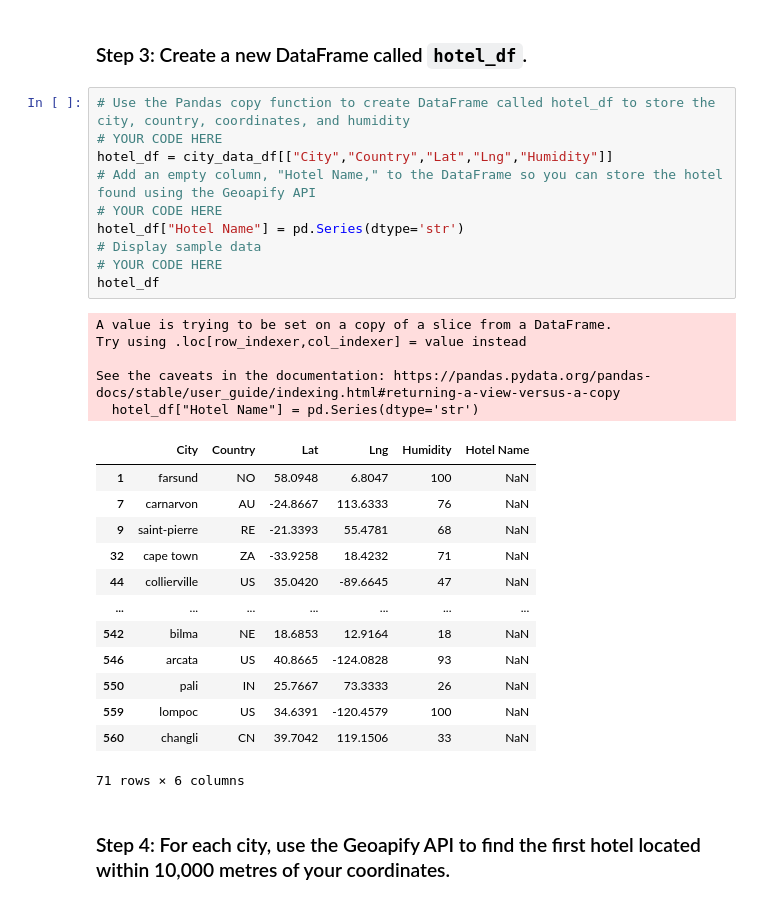
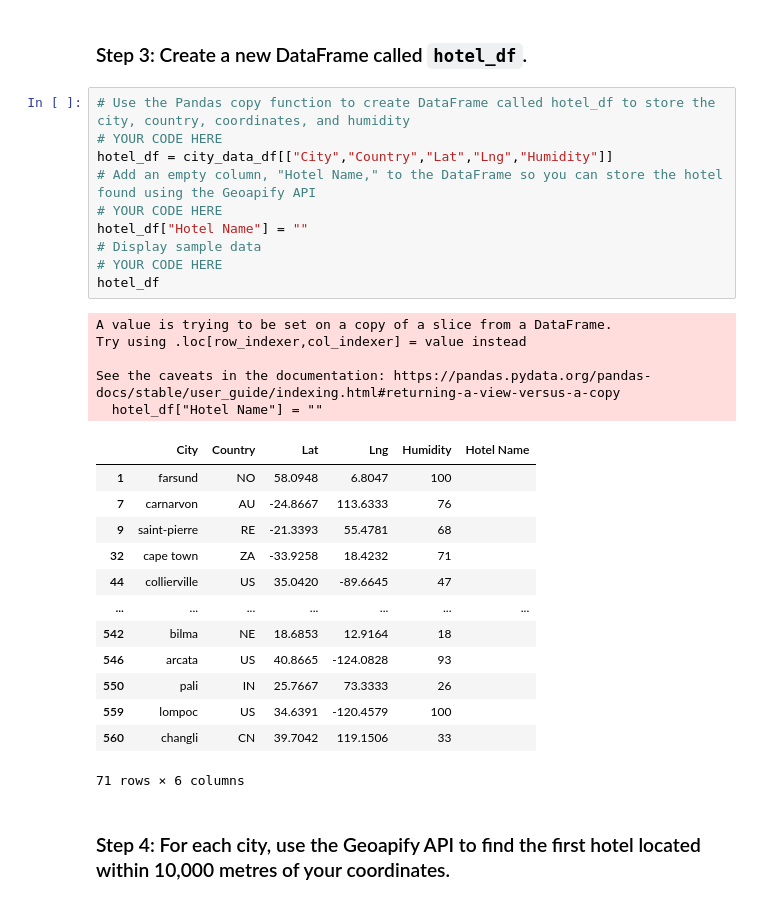
Before and after one commit to kylechou2873/python-api-challenge, a Jupyter notebook: Starter_Code/VacationPy.ipynb, the cells around one changed output. Saved outputs shown, nothing was run; the diff lists cells and outputs as text.

```diff
--- a/Starter_Code/VacationPy.ipynb
+++ b/Starter_Code/VacationPy.ipynb
@@ -85,31 +85,31 @@ city_data_df.head(20)
 # %%
 # Use the Pandas copy function to create DataFrame called hotel_df to store the city, country, coordinates, and humidity
 # YOUR CODE HERE
 hotel_df = city_data_df[["City","Country","Lat","Lng","Humidity"]]
 # Add an empty column, "Hotel Name," to the DataFrame so you can store the hotel found using the Geoapify API
 # YOUR CODE HERE
-hotel_df["Hotel Name"] = pd.Series(dtype='str')
+hotel_df["Hotel Name"] = ""
 # Display sample data
 # YOUR CODE HERE
 hotel_df
 # %% [output]
 A value is trying to be set on a copy of a slice from a DataFrame.
 Try using .loc[row_indexer,col_indexer] = value instead
 
 See the caveats in the documentation: https://pandas.pydata.org/pandas-docs/stable/user_guide/indexing.html#returning-a-view-versus-a-copy
-  hotel_df["Hotel Name"] = pd.Series(dtype='str')
+  hotel_df["Hotel Name"] = ""
 |  | City | Country | Lat | Lng | Humidity | Hotel Name |
-| 1 | farsund | NO | 58.0948 | 6.8047 | 100 | NaN |
-| 7 | carnarvon | AU | -24.8667 | 113.6333 | 76 | NaN |
-| 9 | saint-pierre | RE | -21.3393 | 55.4781 | 68 | NaN |
-| 32 | cape town | ZA | -33.9258 | 18.4232 | 71 | NaN |
-| 44 | collierville | US | 35.0420 | -89.6645 | 47 | NaN |
+| 1 | farsund | NO | 58.0948 | 6.8047 | 100 |  |
+| 7 | carnarvon | AU | -24.8667 | 113.6333 | 76 |  |
+| 9 | saint-pierre | RE | -21.3393 | 55.4781 | 68 |  |
+| 32 | cape town | ZA | -33.9258 | 18.4232 | 71 |  |
+| 44 | collierville | US | 35.0420 | -89.6645 | 47 |  |
 | ... | ... | ... | ... | ... | ... | ... |
-| 542 | bilma | NE | 18.6853 | 12.9164 | 18 | NaN |
-| 546 | arcata | US | 40.8665 | -124.0828 | 93 | NaN |
-| 550 | pali | IN | 25.7667 | 73.3333 | 26 | NaN |
-| 559 | lompoc | US | 34.6391 | -120.4579 | 100 | NaN |
-| 560 | changli | CN | 39.7042 | 119.1506 | 33 | NaN |
+| 542 | bilma | NE | 18.6853 | 12.9164 | 18 |  |
+| 546 | arcata | US | 40.8665 | -124.0828 | 93 |  |
+| 550 | pali | IN | 25.7667 | 73.3333 | 26 |  |
+| 559 | lompoc | US | 34.6391 | -120.4579 | 100 |  |
+| 560 | changli | CN | 39.7042 | 119.1506 | 33 |  |
 71 rows × 6 columns
 # %% [markdown]
 ### Step 4: For each city, use the Geoapify API to find the first hotel located within 10,000 metres of your coordinates.
```
